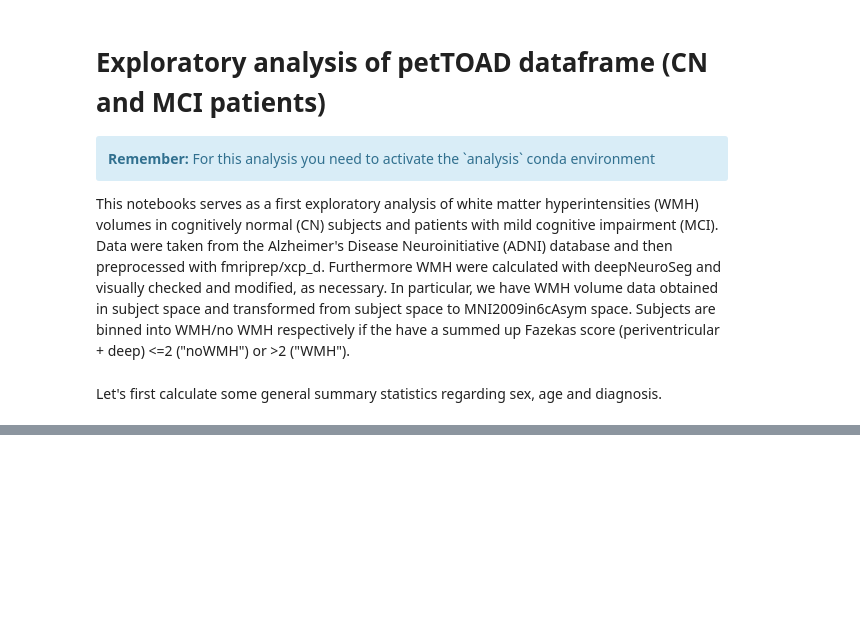
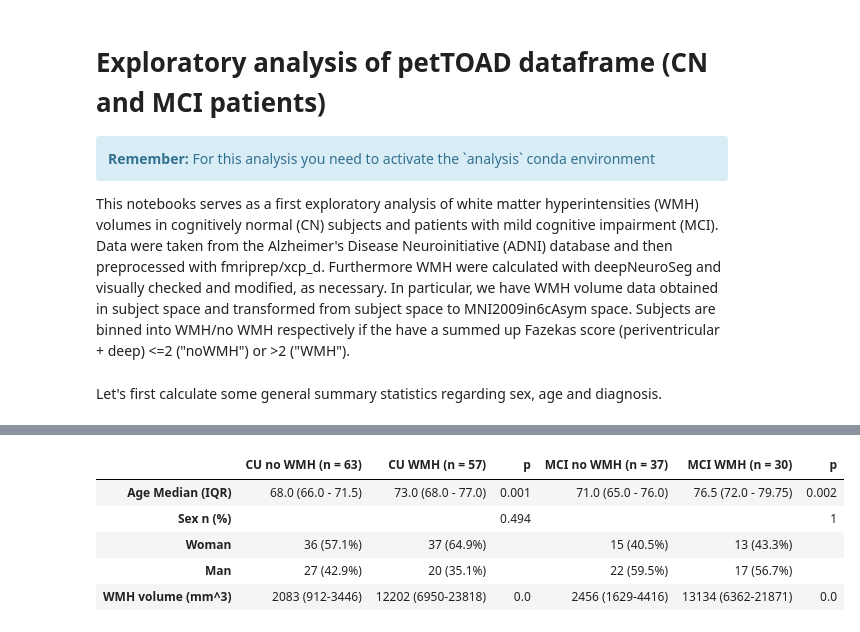
Before and after one commit to dani2442/TMS_in_AD, a Jupyter notebook: 04_analysis/analyse_petTOAD.ipynb, the cells around one changed output, grey strips where cells are left out. Saved outputs shown, nothing was run; the diff lists cells and outputs as text; code cells hidden in the pictures; blank space fills up the shorter version.

```diff
--- a/04_analysis/analyse_petTOAD.ipynb
+++ b/04_analysis/analyse_petTOAD.ipynb
@@ -283,0 +147,53 @@ Check some potential interesting differences amongst groups
+# %%
+# Create a summary DataFrame
+summary_data = {
+    "Age Median (IQR)": [
+        f"{age_summary_subgroups['50%']['CN_no_WMH']} ({age_summary_subgroups['25%']['CN_no_WMH']} - {age_summary_subgroups['75%']['CN_no_WMH']})",
+        f"{age_summary_subgroups['50%']['CN_WMH']} ({age_summary_subgroups['25%']['CN_WMH']} - {age_summary_subgroups['75%']['CN_WMH']})",
+        f"{round(pval_age_diff_cn_no_wmh_vs_wmh, 3)}",
+        f"{age_summary_subgroups['50%']['MCI_no_WMH']} ({age_summary_subgroups['25%']['MCI_no_WMH']} - {age_summary_subgroups['75%']['MCI_no_WMH']})",
+        f"{age_summary_subgroups['50%']['MCI_WMH']} ({age_summary_subgroups['25%']['MCI_WMH']} - {age_summary_subgroups['75%']['MCI_WMH']})",
+        f"{round(pval_age_diff_mci_no_wmh_vs_wmh, 3)}",
+    ],
+    "Sex n (%)": ["", "", round(p_sex_cn, 3), "", "", round(p_sex_mci)],
+    "Woman": [
+        f"{ct_sex_cn['CN_no_WMH']['F']} ({round(ct_sex_cn['CN_no_WMH']['F'] / ct_sex_cn['CN_no_WMH'].sum() * 100, 1)}%)",
+        f"{ct_sex_cn['CN_WMH']['F']} ({round(ct_sex_cn['CN_WMH']['F'] / ct_sex_cn['CN_WMH'].sum() * 100, 1)}%)",
+        "",
+        f"{ct_sex_mci['MCI_no_WMH']['F']} ({round(ct_sex_mci['MCI_no_WMH']['F'] / ct_sex_mci['MCI_no_WMH'].sum() * 100, 1)}%)",
+        f"{ct_sex_mci['MCI_WMH']['F']} ({round(ct_sex_mci['MCI_WMH']['F'] / ct_sex_mci['MCI_WMH'].sum() * 100, 1)}%)",
+        ""
+    ],
+    "Man": [
+        f"{ct_sex_cn['CN_no_WMH']['M']} ({round(ct_sex_cn['CN_no_WMH']['M'] / ct_sex_cn['CN_no_WMH'].sum() * 100, 1)}%)",
+        f"{ct_sex_cn['CN_WMH']['M']} ({round(ct_sex_cn['CN_WMH']['M'] / ct_sex_cn['CN_WMH'].sum() * 100, 1)}%)",
+        "",
+        f"{ct_sex_mci['MCI_no_WMH']['M']} ({round(ct_sex_mci['MCI_no_WMH']['M'] / ct_sex_mci['MCI_no_WMH'].sum() * 100, 1)}%)",
+        f"{ct_sex_mci['MCI_WMH']['M']} ({round(ct_sex_mci['MCI_WMH']['M'] / ct_sex_mci['MCI_WMH'].sum() * 100, 1)}%)",
+        ""
+    ],
+    "WMH volume (mm^3)": [
+        f"{int(wmh_summary_subgroups['50%']['CN_no_WMH'])} ({int(wmh_summary_subgroups['25%']['CN_no_WMH'])}-{int(wmh_summary_subgroups['75%']['CN_no_WMH'])})",
+        f"{int(wmh_summary_subgroups['50%']['CN_WMH'])} ({int(wmh_summary_subgroups['25%']['CN_WMH'])}-{int(wmh_summary_subgroups['75%']['CN_WMH'])})",
+        f"{round(pval_wmh_diff_cn_no_wmh_vs_wmh, 5)}",
+        f"{int(wmh_summary_subgroups['50%']['MCI_no_WMH'])} ({int(wmh_summary_subgroups['25%']['MCI_no_WMH'])}-{int(wmh_summary_subgroups['75%']['MCI_no_WMH'])})",
+        f"{int(wmh_summary_subgroups['50%']['MCI_WMH'])} ({int(wmh_summary_subgroups['25%']['MCI_WMH'])}-{int(wmh_summary_subgroups['75%']['MCI_WMH'])})",
+        f"{round(pval_wmh_diff_mci_no_wmh_vs_wmh, 5)}",
+    ],
+}
+
+# Create the summary DataFrame
+df_summary = pd.DataFrame(data=summary_data)
+
+# Print the summary DataFrame
+df_table1 = df_summary.T
+df_table1.columns = [f"CU no WMH (n = {cu_no_wmh})", f"CU WMH (n = {cu_wmh})",  "p", f"MCI no WMH (n = {mci_no_wmh})", f"MCI WMH (n = {mci_wmh})", "p"]
+df_table1.to_csv(RES_DIR / "table_1.csv")
+df_table1
+# %% [output]
+|  | CU no WMH (n = 63) | CU WMH (n = 57) | p | MCI no WMH (n = 37) | MCI WMH (n = 30) | p |
+| Age Median (IQR) | 68.0 (66.0 - 71.5) | 73.0 (68.0 - 77.0) | 0.001 | 71.0 (65.0 - 76.0) | 76.5 (72.0 - 79.75) | 0.002 |
+| Sex n (%) |  |  | 0.494 |  |  | 1 |
+| Woman | 36 (57.1%) | 37 (64.9%) |  | 15 (40.5%) | 13 (43.3%) |  |
+| Man | 27 (42.9%) | 20 (35.1%) |  | 22 (59.5%) | 17 (56.7%) |  |
+| WMH volume (mm^3) | 2083 (912-3446) | 12202 (6950-23818) | 0.0 | 2456 (1629-4416) | 13134 (6362-21871) | 0.0 |
```
Also changed, not shown: parts of 15 cells of this notebook.
